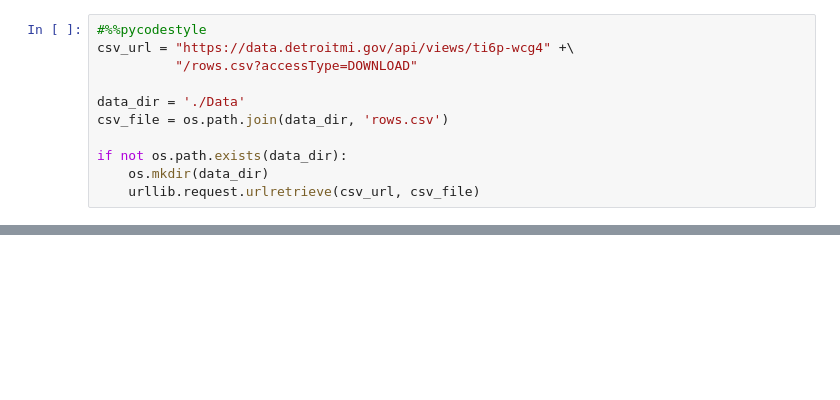
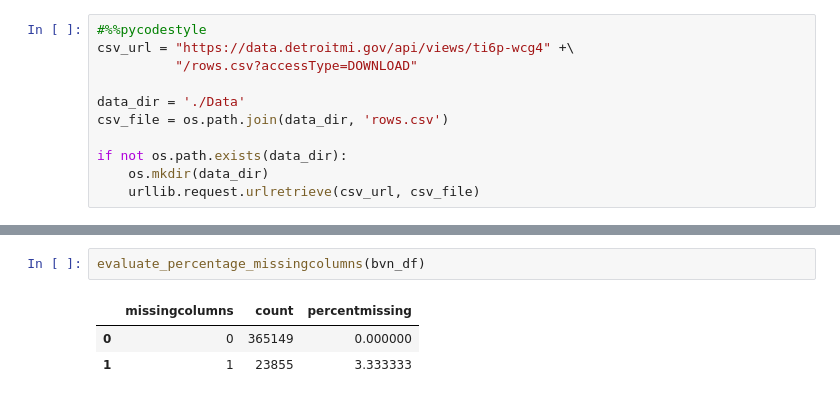
Before and after one commit to mspcvsp/CityOfDetroitBlightViolations, a Jupyter notebook: AnalyzeBVNDataSet.ipynb, the cells around one changed output, grey strips where cells are left out. Drawn from its saved outputs; the diff is of its cells as text; blank space fills up the shorter version.

```diff
--- a/AnalyzeBVNDataSet.ipynb
+++ b/AnalyzeBVNDataSet.ipynb
@@ -323,0 +241,6 @@ missing_columns.shape
+# %%
+evaluate_percentage_missingcolumns(bvn_df)
+# %% [output]
+|  | missingcolumns | count | percentmissing |
+| 0 | 0 | 365149 | 0.000000 |
+| 1 | 1 | 23855 | 3.333333 |
```
Also changed, not shown: parts of 25 cells of this notebook.
